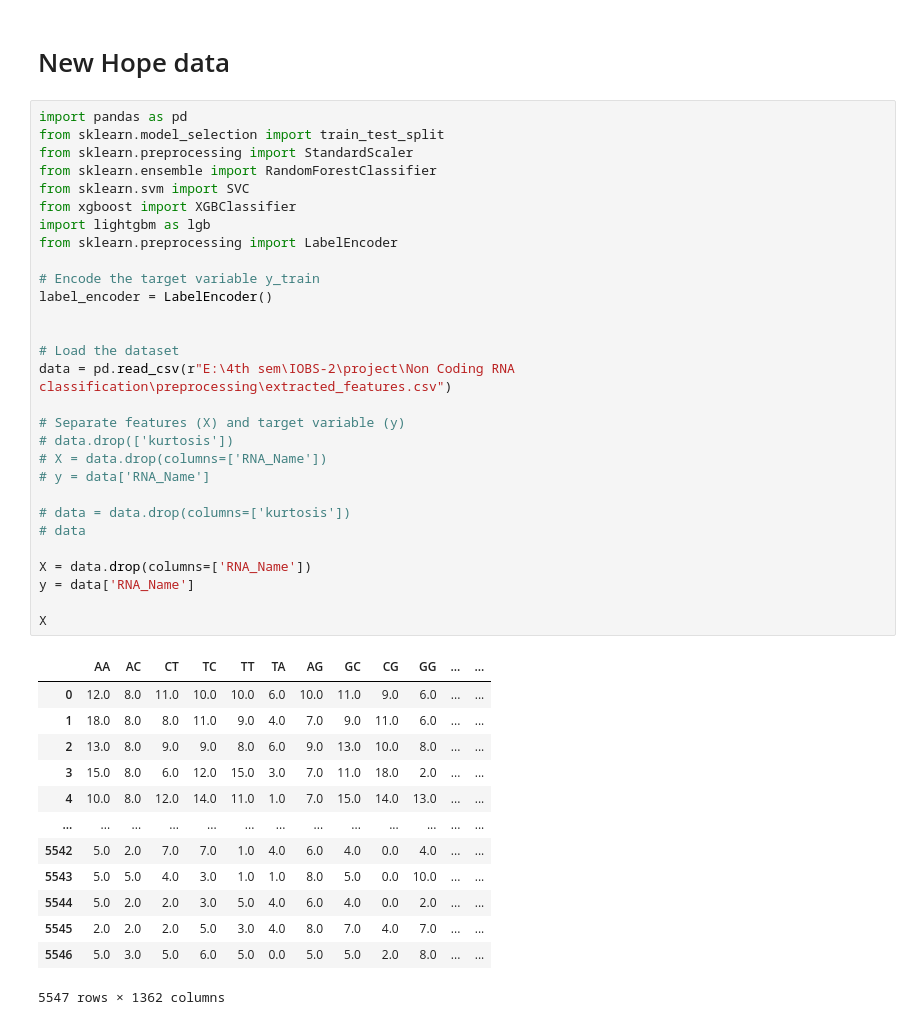
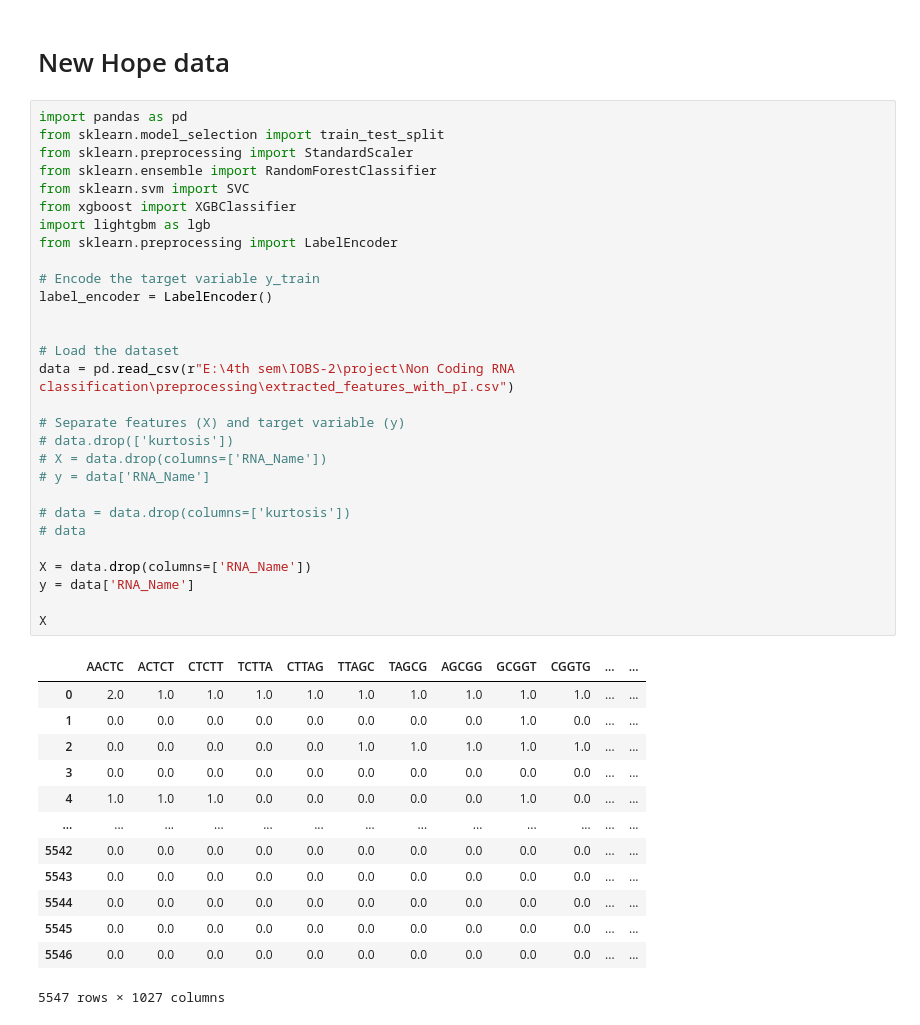
Before and after one commit to Neelraj-Reddy/Non-Coding-RNA-classification, a Jupyter notebook: algorithms/machine_learning.ipynb, the cells around one changed output. Cells and saved outputs as stored; diff of their text form.

```diff
--- a/algorithms/machine_learning.ipynb
+++ b/algorithms/machine_learning.ipynb
@@ -294,46 +294,46 @@ You can set `force_col_wise=true` to remove the overhead.
 # %%
 import pandas as pd
 from sklearn.model_selection import train_test_split
 from sklearn.preprocessing import StandardScaler
 from sklearn.ensemble import RandomForestClassifier
 from sklearn.svm import SVC
 from xgboost import XGBClassifier
 import lightgbm as lgb
 from sklearn.preprocessing import LabelEncoder
 
 # Encode the target variable y_train
 label_encoder = LabelEncoder()
 
 
 # Load the dataset
-data = pd.read_csv(r"E:\4th sem\IOBS-2\project\Non Coding RNA classification\preprocessing\extracted_features.csv")
+data = pd.read_csv(r"E:\4th sem\IOBS-2\project\Non Coding RNA classification\preprocessing\extracted_features_with_pI.csv")
 
 # Separate features (X) and target variable (y)
 # data.drop(['kurtosis'])
 # X = data.drop(columns=['RNA_Name'])
 # y = data['RNA_Name']
 
 # data = data.drop(columns=['kurtosis'])
 # data
 
 X = data.drop(columns=['RNA_Name'])
 y = data['RNA_Name']
 
 X
 # %% [output]
-|  | AA | AC | CT | TC | TT | TA | AG | GC | CG | GG | ... | ... |
-| 0 | 12.0 | 8.0 | 11.0 | 10.0 | 10.0 | 6.0 | 10.0 | 11.0 | 9.0 | 6.0 | ... | ... |
-| 1 | 18.0 | 8.0 | 8.0 | 11.0 | 9.0 | 4.0 | 7.0 | 9.0 | 11.0 | 6.0 | ... | ... |
-| 2 | 13.0 | 8.0 | 9.0 | 9.0 | 8.0 | 6.0 | 9.0 | 13.0 | 10.0 | 8.0 | ... | ... |
-| 3 | 15.0 | 8.0 | 6.0 | 12.0 | 15.0 | 3.0 | 7.0 | 11.0 | 18.0 | 2.0 | ... | ... |
-| 4 | 10.0 | 8.0 | 12.0 | 14.0 | 11.0 | 1.0 | 7.0 | 15.0 | 14.0 | 13.0 | ... | ... |
+|  | AACTC | ACTCT | CTCTT | TCTTA | CTTAG | TTAGC | TAGCG | AGCGG | GCGGT | CGGTG | ... | ... |
+| 0 | 2.0 | 1.0 | 1.0 | 1.0 | 1.0 | 1.0 | 1.0 | 1.0 | 1.0 | 1.0 | ... | ... |
+| 1 | 0.0 | 0.0 | 0.0 | 0.0 | 0.0 | 0.0 | 0.0 | 0.0 | 1.0 | 0.0 | ... | ... |
+| 2 | 0.0 | 0.0 | 0.0 | 0.0 | 0.0 | 1.0 | 1.0 | 1.0 | 1.0 | 1.0 | ... | ... |
+| 3 | 0.0 | 0.0 | 0.0 | 0.0 | 0.0 | 0.0 | 0.0 | 0.0 | 0.0 | 0.0 | ... | ... |
+| 4 | 1.0 | 1.0 | 1.0 | 0.0 | 0.0 | 0.0 | 0.0 | 0.0 | 1.0 | 0.0 | ... | ... |
 | ... | ... | ... | ... | ... | ... | ... | ... | ... | ... | ... | ... | ... |
-| 5542 | 5.0 | 2.0 | 7.0 | 7.0 | 1.0 | 4.0 | 6.0 | 4.0 | 0.0 | 4.0 | ... | ... |
-| 5543 | 5.0 | 5.0 | 4.0 | 3.0 | 1.0 | 1.0 | 8.0 | 5.0 | 0.0 | 10.0 | ... | ... |
-| 5544 | 5.0 | 2.0 | 2.0 | 3.0 | 5.0 | 4.0 | 6.0 | 4.0 | 0.0 | 2.0 | ... | ... |
-| 5545 | 2.0 | 2.0 | 2.0 | 5.0 | 3.0 | 4.0 | 8.0 | 7.0 | 4.0 | 7.0 | ... | ... |
-| 5546 | 5.0 | 3.0 | 5.0 | 6.0 | 5.0 | 0.0 | 5.0 | 5.0 | 2.0 | 8.0 | ... | ... |
+| 5542 | 0.0 | 0.0 | 0.0 | 0.0 | 0.0 | 0.0 | 0.0 | 0.0 | 0.0 | 0.0 | ... | ... |
+| 5543 | 0.0 | 0.0 | 0.0 | 0.0 | 0.0 | 0.0 | 0.0 | 0.0 | 0.0 | 0.0 | ... | ... |
+| 5544 | 0.0 | 0.0 | 0.0 | 0.0 | 0.0 | 0.0 | 0.0 | 0.0 | 0.0 | 0.0 | ... | ... |
+| 5545 | 0.0 | 0.0 | 0.0 | 0.0 | 0.0 | 0.0 | 0.0 | 0.0 | 0.0 | 0.0 | ... | ... |
+| 5546 | 0.0 | 0.0 | 0.0 | 0.0 | 0.0 | 0.0 | 0.0 | 0.0 | 0.0 | 0.0 | ... | ... |
-5547 rows × 1362 columns
+5547 rows × 1027 columns
 # %%
 y=label_encoder.fit_transform(y)
 # Split the dataset into training and testing sets
```
Also changed, not shown: parts of 1 cell of this notebook, 11 other files.
